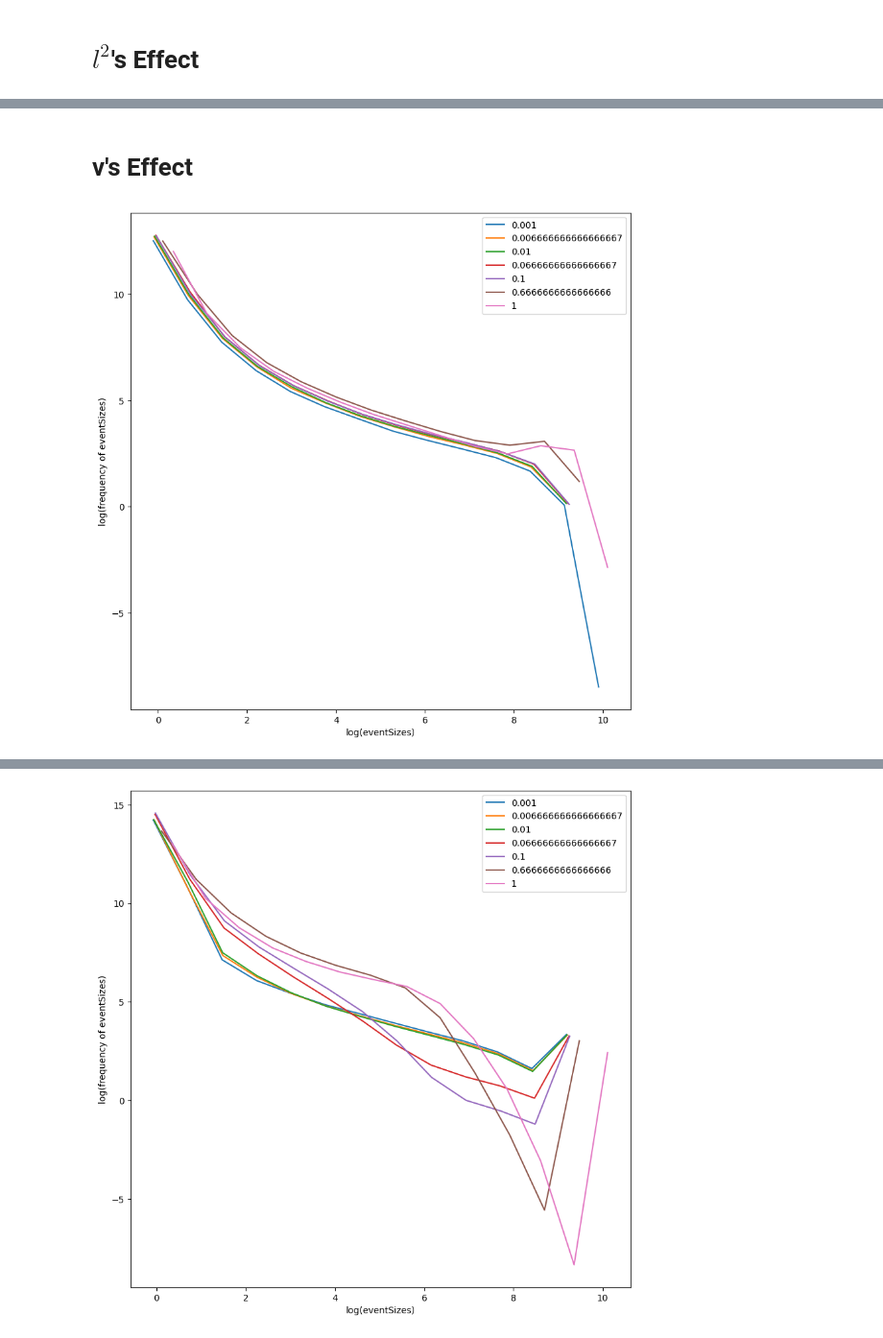
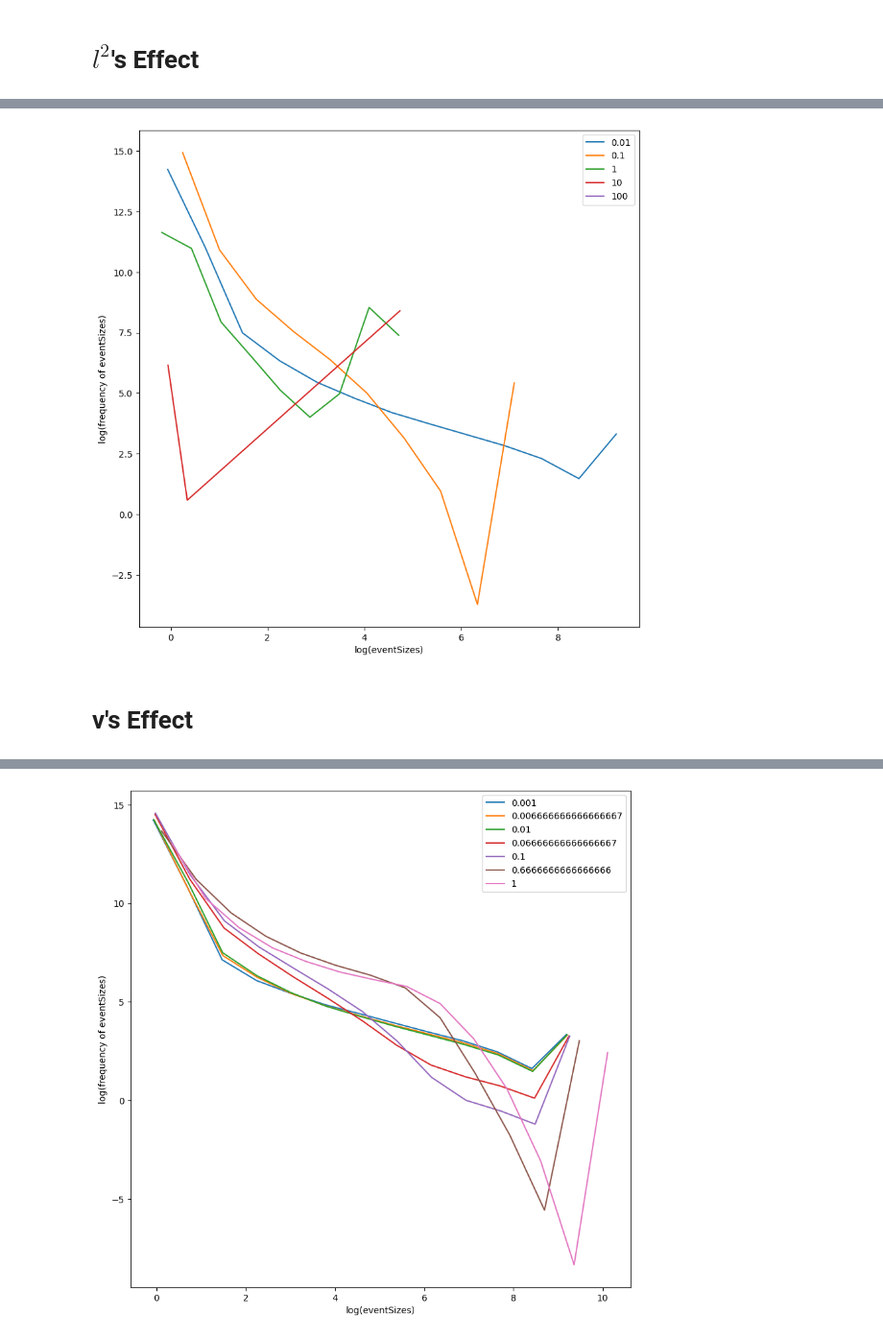
Before and after one commit to alireza-astane/Burridge_Knopoff_Model, a Jupyter notebook: BK_model/BKMoldel.ipynb, the cells around one changed output, grey strips where cells are left out. Shown at 96% size. Saved outputs shown, nothing was run; the diff lists cells and outputs as text; code cells hidden in the pictures.

```diff
--- a/BK_model/BKMoldel.ipynb
+++ b/BK_model/BKMoldel.ipynb
@@ -166,3 +104,16 @@ def getData2(iteration , steps ,alpha,u,width,L):
+# %%
+el_2_1 = torch.load(f"eventsSizes_k2_{k2s[0]}.pt")
+el_2_2 = torch.load(f"eventsSizes_k2_{k2s[1]}.pt")
+el_2_3 = torch.load(f"eventsSizes_k2_{k2s[2]}.pt")
+el_2_4 = torch.load(f"eventsSizes_k2_{k2s[3]}.pt")
+el_2_5 = torch.load(f"eventsSizes_k2_{k2s[4]}.pt")
+
+
+es = [el_2_1,el_2_2,el_2_3,el_2_4,el_2_5]
+
+PlotEs(es,k2s)
+# %% [output]
+[figure, added]
 # %% [markdown]
 # v's Effect
 # %%
@@ -182,11 +133,6 @@ ev5 = torch.load(f"eventsSizes_v_{vs[4]}.pt")
 ev6 = torch.load(f"eventsSizes_v_{vs[5]}.pt")
 ev7 = torch.load(f"eventsSizes_v_{vs[6]}.pt")
 # %%
-es = [ev1,ev2,ev3,ev4,ev5,ev6,ev7]
-
-# plt.title("log(frequency of eventSizes) vs log(eventSizes) for independent sampling")
-
-
 def PlotEs(es,vs):
     nbins = 50
     plt.figure(figsize=(10,10))
@@ -216,12 +162,3 @@ def PlotEs(es,vs):
     plt.legend(vs)
 
     plt.show()
-
-
-
-# plt.savefig("fig1_1.png")
-
-
-PlotEs(es,vs)
-# %% [output]
-[figure, removed]
```
Also changed, not shown: parts of 11 cells of this notebook, 1 other file.
